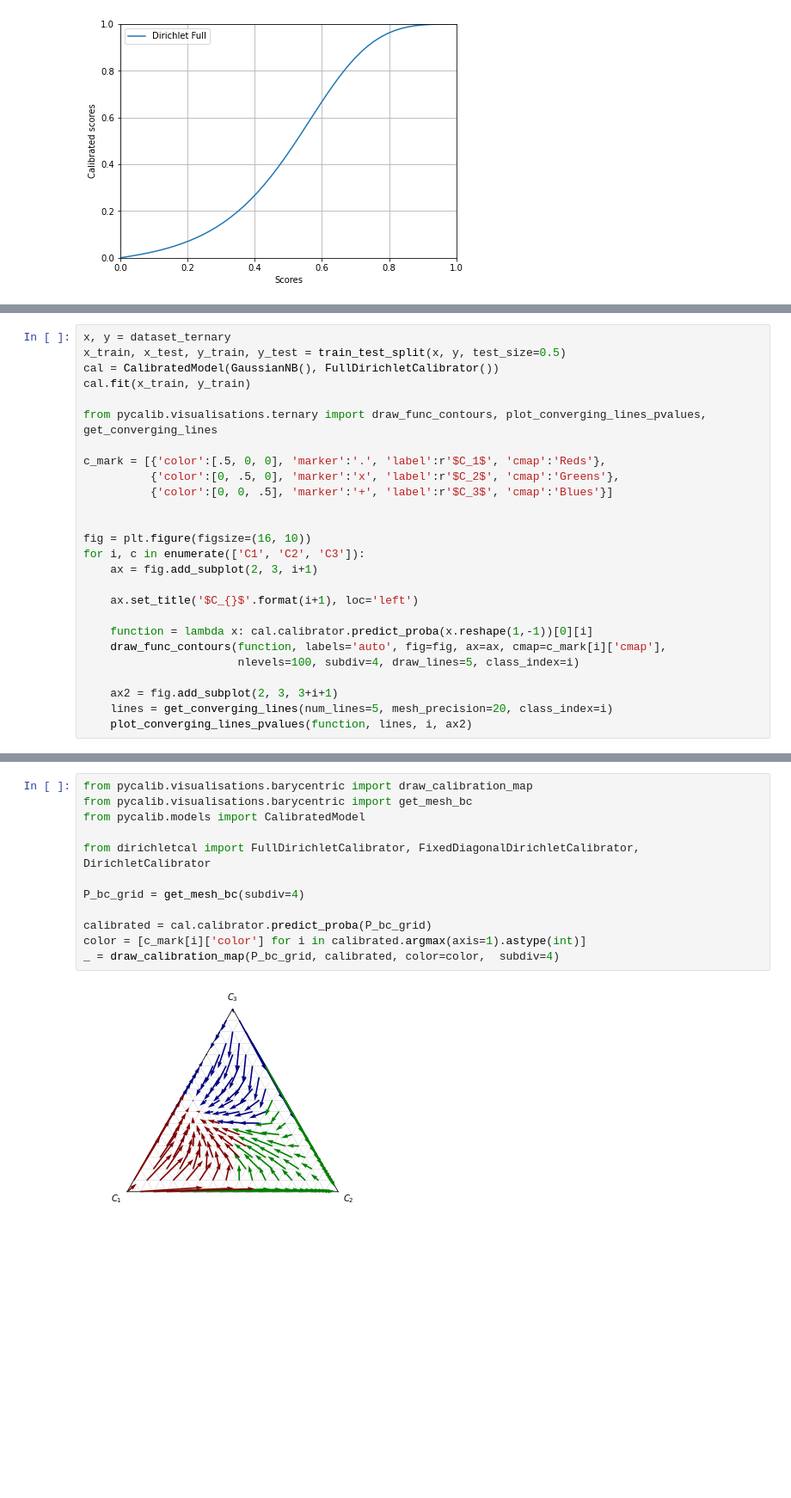
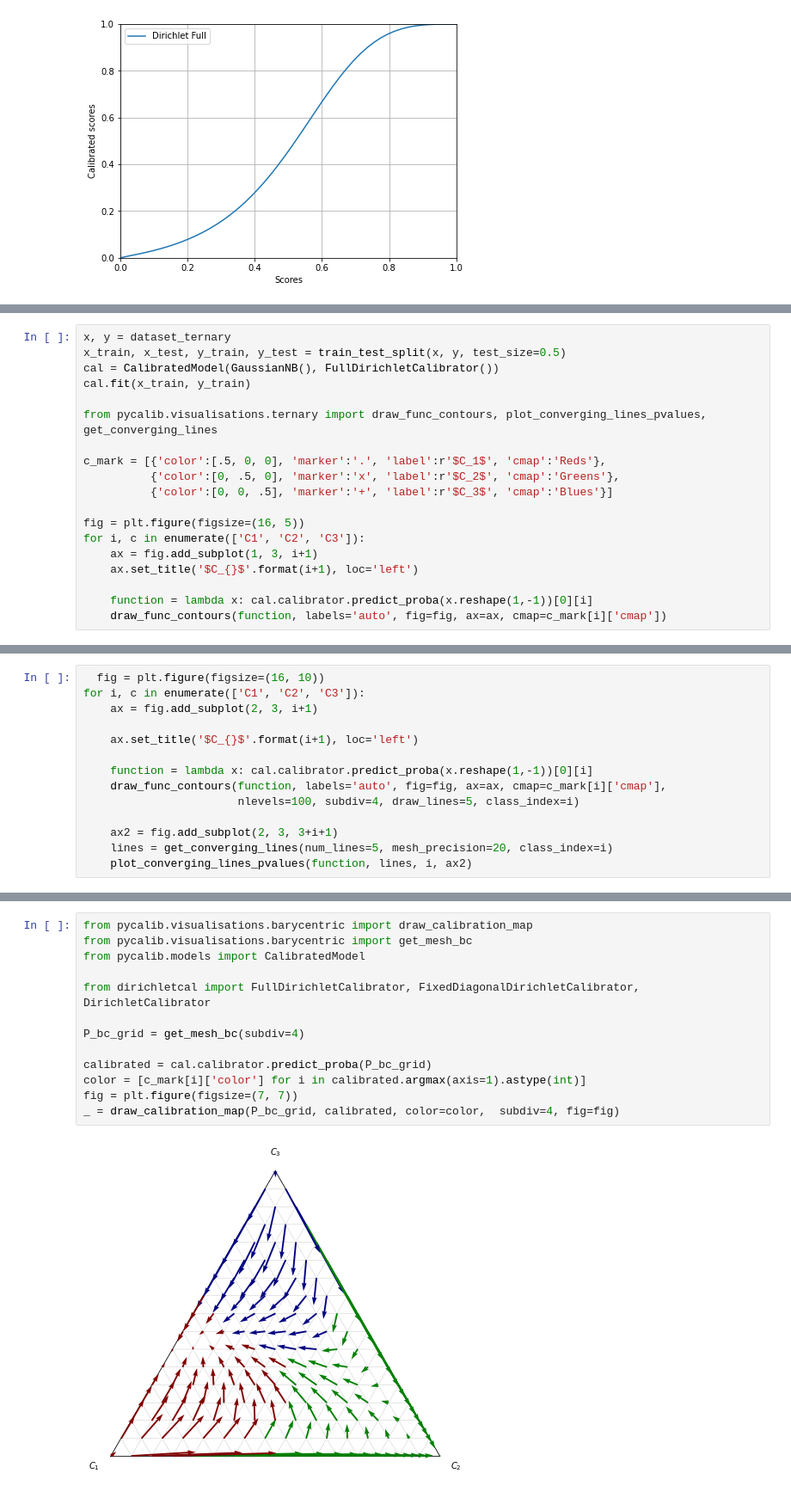
Before and after one commit to classifier-calibration/hands_on, a Jupyter notebook: notebooks/2_visualisation_tools.ipynb, the cells around one changed output, grey strips where cells are left out. Shown at 86% size. Cells and saved outputs as stored; diff of their text form; blank space fills up the shorter version.

```diff
--- a/notebooks/2_visualisation_tools.ipynb
+++ b/notebooks/2_visualisation_tools.ipynb
@@ -271,18 +281,11 @@ c_mark = [{'color':[.5, 0, 0], 'marker':'.', 'label':r'$C_1$', 'cmap':'Reds'},
           {'color':[0, .5, 0], 'marker':'x', 'label':r'$C_2$', 'cmap':'Greens'},
           {'color':[0, 0, .5], 'marker':'+', 'label':r'$C_3$', 'cmap':'Blues'}]
 
-
-fig = plt.figure(figsize=(16, 10))
+fig = plt.figure(figsize=(16, 5))
 for i, c in enumerate(['C1', 'C2', 'C3']):
-    ax = fig.add_subplot(2, 3, i+1)
-
+    ax = fig.add_subplot(1, 3, i+1)
     ax.set_title('$C_{}$'.format(i+1), loc='left')
 
     function = lambda x: cal.calibrator.predict_proba(x.reshape(1,-1))[0][i]
-    draw_func_contours(function, labels='auto', fig=fig, ax=ax, cmap=c_mark[i]['cmap'],
-                       nlevels=100, subdiv=4, draw_lines=5, class_index=i)
-
-    ax2 = fig.add_subplot(2, 3, 3+i+1)
-    lines = get_converging_lines(num_lines=5, mesh_precision=20, class_index=i)
-    plot_converging_lines_pvalues(function, lines, i, ax2)
+    draw_func_contours(function, labels='auto', fig=fig, ax=ax, cmap=c_mark[i]['cmap'])
 # %% [output]
@@ -289,0 +293,14 @@ for i, c in enumerate(['C1', 'C2', 'C3']):
+# %%
+  fig = plt.figure(figsize=(16, 10))
+for i, c in enumerate(['C1', 'C2', 'C3']):
+    ax = fig.add_subplot(2, 3, i+1)
+
+    ax.set_title('$C_{}$'.format(i+1), loc='left')
+
+    function = lambda x: cal.calibrator.predict_proba(x.reshape(1,-1))[0][i]
+    draw_func_contours(function, labels='auto', fig=fig, ax=ax, cmap=c_mark[i]['cmap'],
+                       nlevels=100, subdiv=4, draw_lines=5, class_index=i)
+
+    ax2 = fig.add_subplot(2, 3, 3+i+1)
+    lines = get_converging_lines(num_lines=5, mesh_precision=20, class_index=i)
+    plot_converging_lines_pvalues(function, lines, i, ax2)
@@ -292,14 +311,15 @@ Another possible way to represent the ternary example is by drawing arrows that
 # %%
 from pycalib.visualisations.barycentric import draw_calibration_map
 from pycalib.visualisations.barycentric import get_mesh_bc
 from pycalib.models import CalibratedModel
 
 from dirichletcal import FullDirichletCalibrator, FixedDiagonalDirichletCalibrator, DirichletCalibrator
 
 P_bc_grid = get_mesh_bc(subdiv=4)
 
 calibrated = cal.calibrator.predict_proba(P_bc_grid)
 color = [c_mark[i]['color'] for i in calibrated.argmax(axis=1).astype(int)]
-_ = draw_calibration_map(P_bc_grid, calibrated, color=color,  subdiv=4)
+fig = plt.figure(figsize=(7, 7))
+_ = draw_calibration_map(P_bc_grid, calibrated, color=color,  subdiv=4, fig=fig)
 # %% [output]
-[figure, old version]
+[figure, new version]
```
Also changed, not shown: parts of 21 cells of this notebook, 4 other files.
